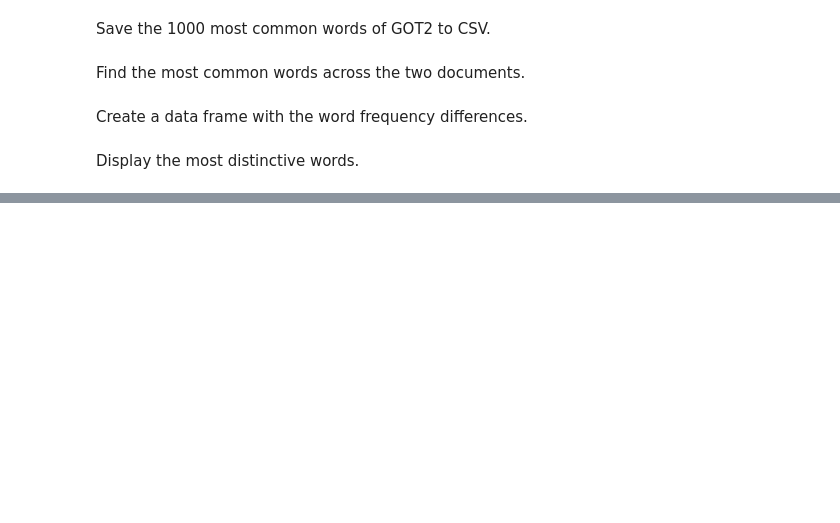
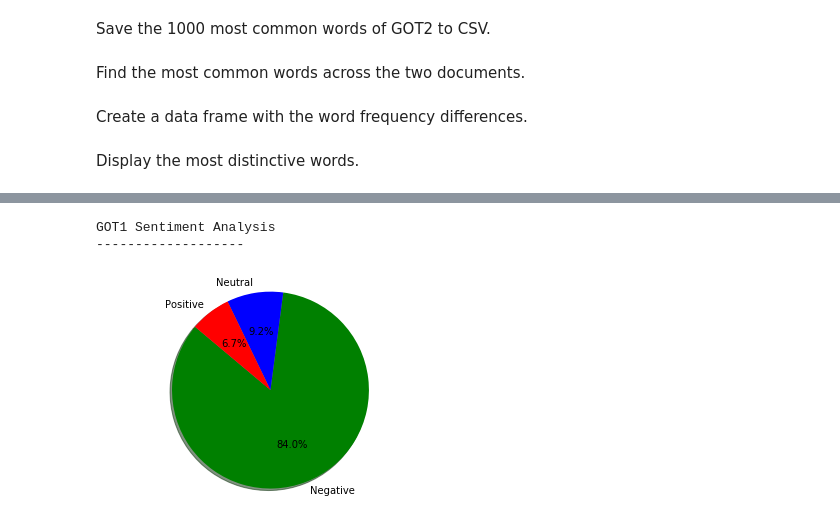
Before and after one commit to epolintan/GOT-Text-Analysis, a Jupyter notebook: GOT Analysis.ipynb, the cells around one changed output, grey strips where cells are left out. Saved outputs shown, nothing was run; the diff lists cells and outputs as text; code cells hidden in the pictures; blank space fills up the shorter version.

```diff
--- a/GOT Analysis.ipynb
+++ b/GOT Analysis.ipynb
@@ -117,0 +182,7 @@ dist_df.to_csv("GOT.csv")
+# %%
+# Import GOT1 file
+with open("got1.txt", 'r',encoding="utf-8") as fh:
+    got1a = fh.readlines()
+# Import GOT2 file
+with open("got2.txt", 'r',encoding="utf-8") as fh:
+    got2a = fh.readlines()
@@ -117,0 +192,10 @@ dist_df.to_csv("GOT.csv")
+# %%
+# Sentiment Analysis for GOT1
+print('{:40} : {:10} : {:10}'.format("Review", "Polarity", "Subjectivity") )
+for got1line in got1a:
+    #Find sentiment of a line
+    if (got1line.isspace()) == False and (len(got1line)) > 40:
+        sentiment = TextBlob(got1line)
+        #Print individual sentiments
+        print('{:40} :   {: 01.2f}    :   {:01.2f}'.format(got1line[:40]\
+                , sentiment.polarity, sentiment.subjectivity) )
@@ -117,0 +220,30 @@ dist_df.to_csv("GOT.csv")
+# %%
+#Categorize Polarity into Positive, Neutral or Negative
+labels = ["Negative", "Neutral", "Positive"]
+#Initialize count array
+values =[0,0,0]
+
+#Categorize each line in GOT1
+for got1line in got1a:
+    sentiment = TextBlob(got1line)
+
+    #Custom formula to convert polarity
+    # 0 = (Negative) 1 = (Neutral) 2=(Positive)
+    polarity = round(( sentiment.polarity + 1 ) * 3 ) % 3
+
+    #add the summary array
+    values[polarity] = values[polarity] + 1
+# %%
+#Set colors by label
+colors=["Green","Blue","Red"]
+
+print("\nGOT1 Sentiment Analysis \n-------------------")
+#Plot a pie chart
+plt.pie(values, labels=labels, colors=colors, \
+        autopct='%1.1f%%', shadow=True, startangle=140)
+plt.axis('equal')
+plt.show()
+# %% [output]
+GOT1 Sentiment Analysis
+-------------------
+[figure, added]
```
Also changed, not shown: parts of 13 cells of this notebook.
